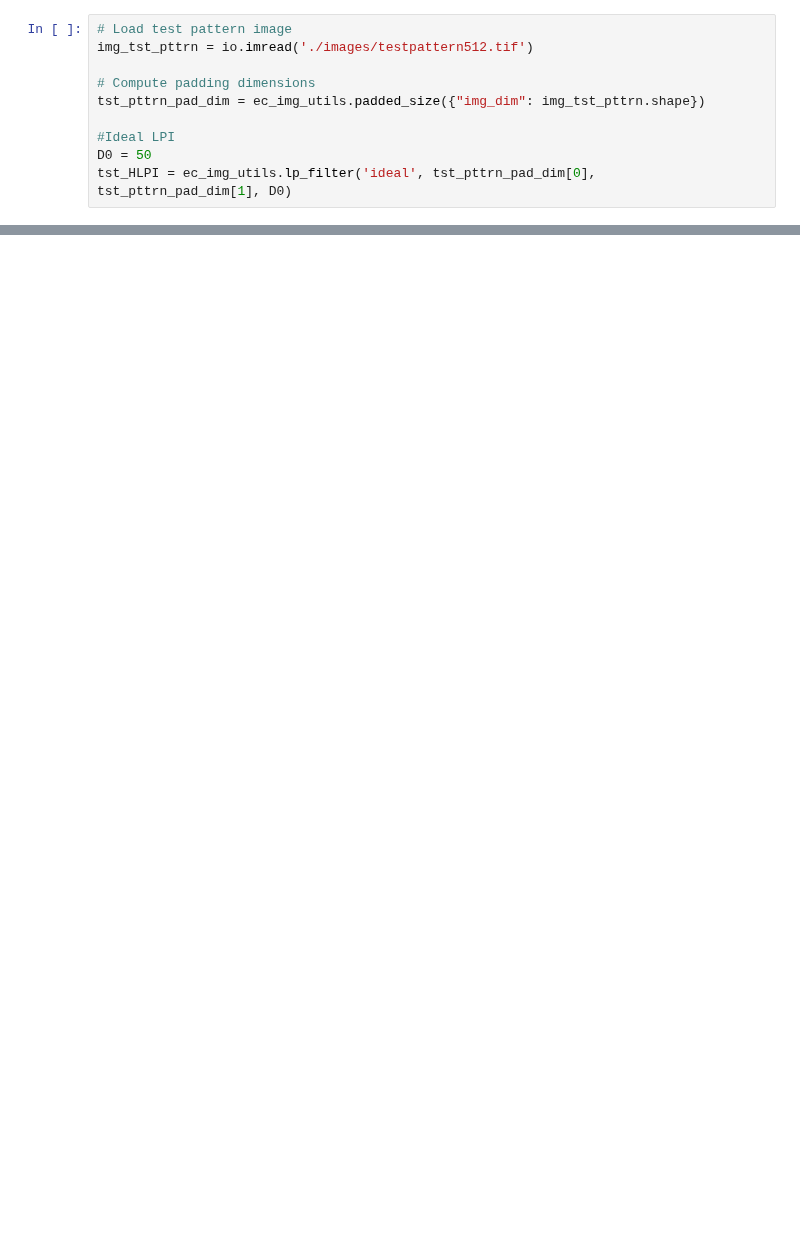
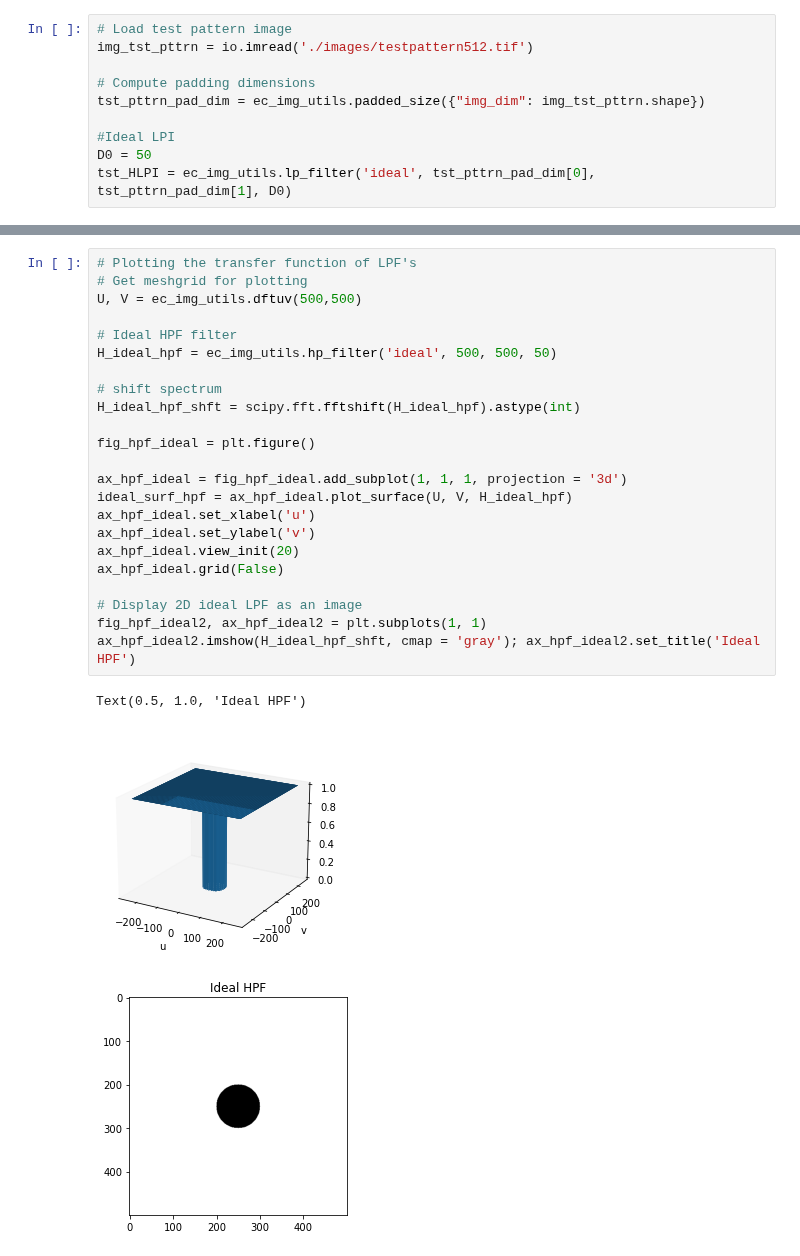
Before and after one commit to ecolon08/Digital-Image-Processing, a Jupyter notebook: Frequency_Domain_Filtering/ec_dip_freq_dom_filt_01.ipynb, the cells around one changed output, grey strips where cells are left out. Drawn from its saved outputs; the diff is of its cells as text; blank space fills up the shorter version.

Commit message:
Add Example 4.5 to notebook and HPF filter function to ec_img_utils

```diff
--- a/Frequency_Domain_Filtering/ec_dip_freq_dom_filt_01.ipynb
+++ b/Frequency_Domain_Filtering/ec_dip_freq_dom_filt_01.ipynb
@@ -294,0 +309,27 @@ ax_tst_pttrn[3].set_title("Lowpass-filtered with Gaussian LPF");
+# %%
+# Plotting the transfer function of LPF's
+# Get meshgrid for plotting
+U, V = ec_img_utils.dftuv(500,500)
+
+# Ideal HPF filter
+H_ideal_hpf = ec_img_utils.hp_filter('ideal', 500, 500, 50)
+
+# shift spectrum
+H_ideal_hpf_shft = scipy.fft.fftshift(H_ideal_hpf).astype(int)
+
+fig_hpf_ideal = plt.figure()
+
+ax_hpf_ideal = fig_hpf_ideal.add_subplot(1, 1, 1, projection = '3d')
+ideal_surf_hpf = ax_hpf_ideal.plot_surface(U, V, H_ideal_hpf)
+ax_hpf_ideal.set_xlabel('u')
+ax_hpf_ideal.set_ylabel('v')
+ax_hpf_ideal.view_init(20)
+ax_hpf_ideal.grid(False)
+
+# Display 2D ideal LPF as an image
+fig_hpf_ideal2, ax_hpf_ideal2 = plt.subplots(1, 1)
+ax_hpf_ideal2.imshow(H_ideal_hpf_shft, cmap = 'gray'); ax_hpf_ideal2.set_title('Ideal HPF')
+# %% [output]
+Text(0.5, 1.0, 'Ideal HPF')
+[figure, added]
+[figure, added]
```
Also changed, not shown: parts of 13 cells of this notebook, 1 other file.
